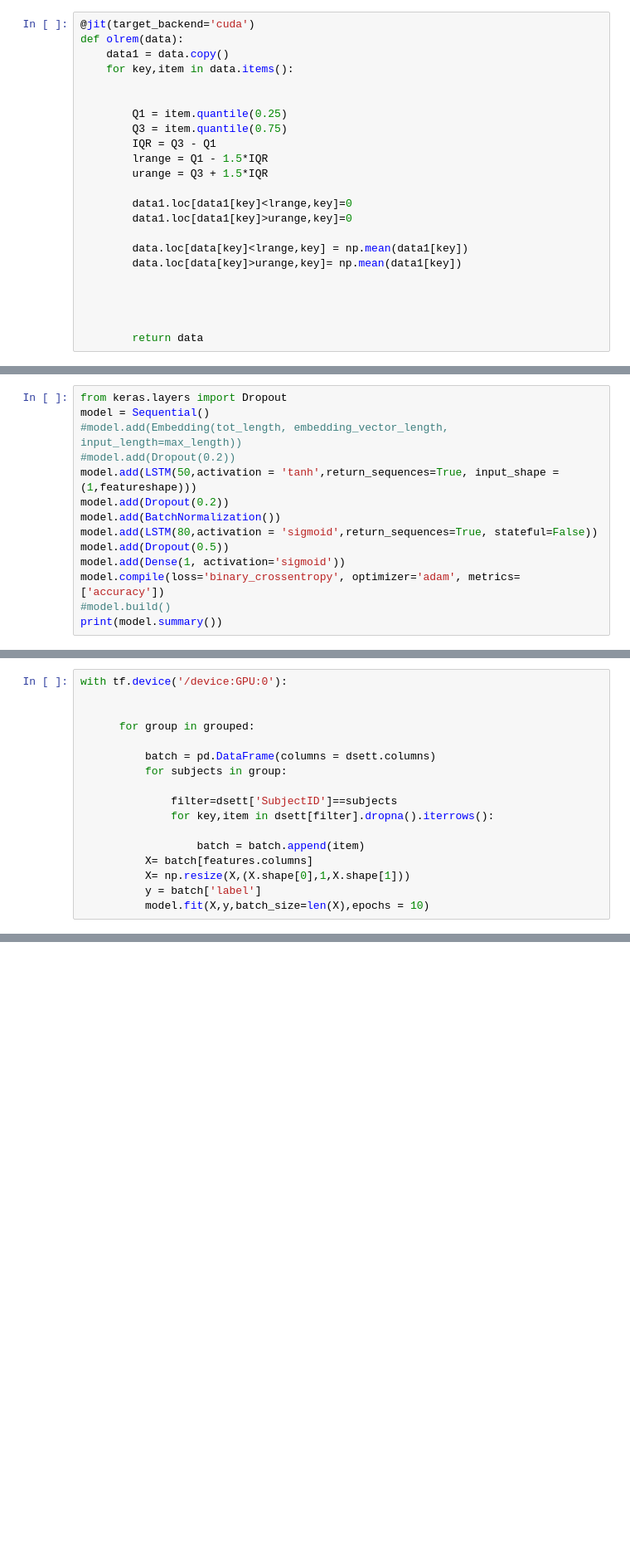
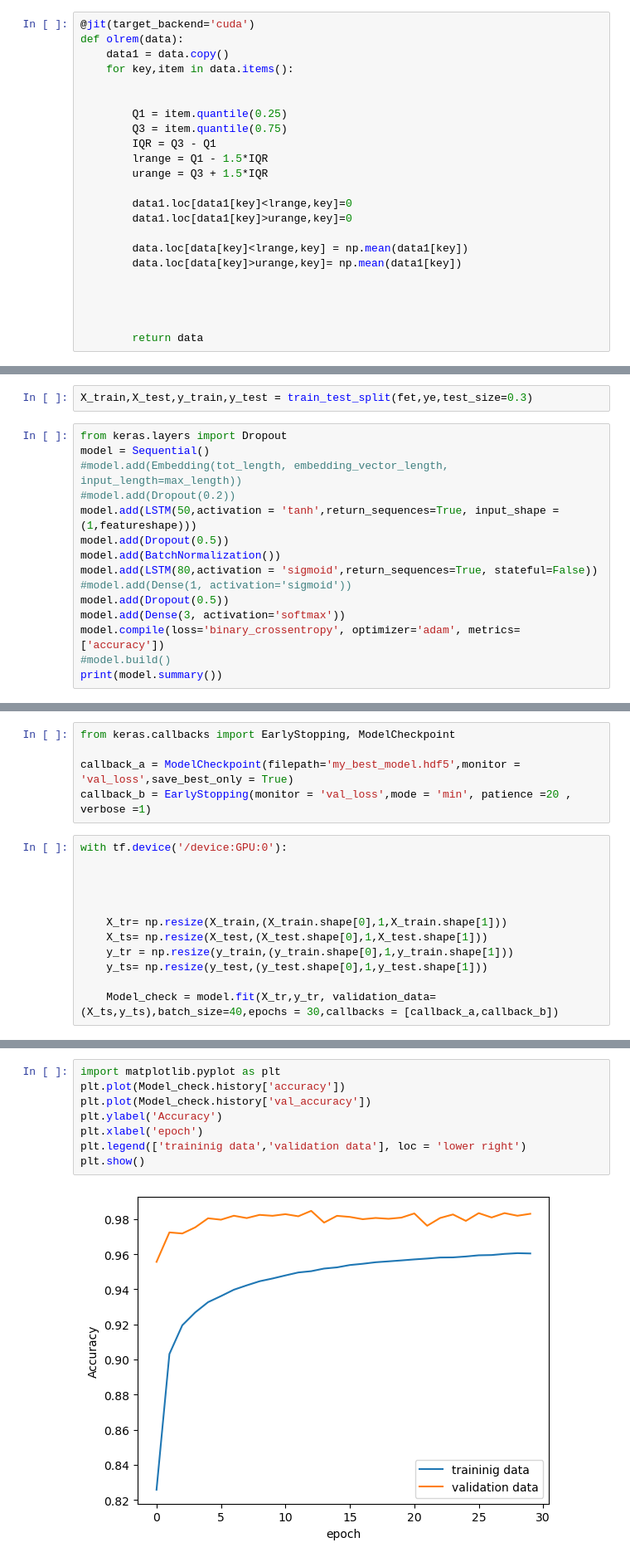
Before and after one commit to Deepsaha07/PPG_Analysis, a Jupyter notebook: PPG_Analysis.ipynb, the cells around one changed output, grey strips where cells are left out. Shown: that part at 83% size. Cells and saved outputs as stored; diff of their text form; blank space fills up the shorter version.

Commit message:
Update PPG_Analysis.ipynb
Train-test validation (70-30), Model fitting and training and validation result comparison.

```diff
--- a/PPG_Analysis.ipynb
+++ b/PPG_Analysis.ipynb
@@ -136,14 +184,17 @@ grouped = dsett.groupby('SubjectID')
+# %%
+X_train,X_test,y_train,y_test = train_test_split(fet,ye,test_size=0.3)
 # %%
 from keras.layers import Dropout
 model = Sequential()
 #model.add(Embedding(tot_length, embedding_vector_length, input_length=max_length))
 #model.add(Dropout(0.2))
 model.add(LSTM(50,activation = 'tanh',return_sequences=True, input_shape = (1,featureshape)))
-model.add(Dropout(0.2))
+model.add(Dropout(0.5))
 model.add(BatchNormalization())
 model.add(LSTM(80,activation = 'sigmoid',return_sequences=True, stateful=False))
+#model.add(Dense(1, activation='sigmoid'))
 model.add(Dropout(0.5))
-model.add(Dense(1, activation='sigmoid'))
+model.add(Dense(3, activation='softmax'))
 model.compile(loss='binary_crossentropy', optimizer='adam', metrics=['accuracy'])
 #model.build()
 print(model.summary())
@@ -169,18 +219,18 @@ None
+# %%
+from keras.callbacks import EarlyStopping, ModelCheckpoint
+
+callback_a = ModelCheckpoint(filepath='my_best_model.hdf5',monitor = 'val_loss',save_best_only = True)
+callback_b = EarlyStopping(monitor = 'val_loss',mode = 'min', patience =20 , verbose =1)
 # %%
 with tf.device('/device:GPU:0'):
 
 
-      for group in grouped:
 
-          batch = pd.DataFrame(columns = dsett.columns)
-          for subjects in group:
 
-              filter=dsett['SubjectID']==subjects
-              for key,item in dsett[filter].dropna().iterrows():
+    X_tr= np.resize(X_train,(X_train.shape[0],1,X_train.shape[1]))
+    X_ts= np.resize(X_test,(X_test.shape[0],1,X_test.shape[1]))
+    y_tr = np.resize(y_train,(y_train.shape[0],1,y_train.shape[1]))
+    y_ts= np.resize(y_test,(y_test.shape[0],1,y_test.shape[1]))
 
-                  batch = batch.append(item)
-          X= batch[features.columns]
-          X= np.resize(X,(X.shape[0],1,X.shape[1]))
-          y = batch['label']
-          model.fit(X,y,batch_size=len(X),epochs = 10)
+    Model_check = model.fit(X_tr,y_tr, validation_data=(X_ts,y_ts),batch_size=40,epochs = 30,callbacks = [callback_a,callback_b])
 # %% [output]
@@ -193,0 +258,10 @@ dsett.columns
+# %%
+import matplotlib.pyplot as plt
+plt.plot(Model_check.history['accuracy'])
+plt.plot(Model_check.history['val_accuracy'])
+plt.ylabel('Accuracy')
+plt.xlabel('epoch')
+plt.legend(['traininig data','validation data'], loc = 'lower right')
+plt.show()
+# %% [output]
+[figure, added]
```
Also changed, not shown: parts of 21 cells of this notebook.
